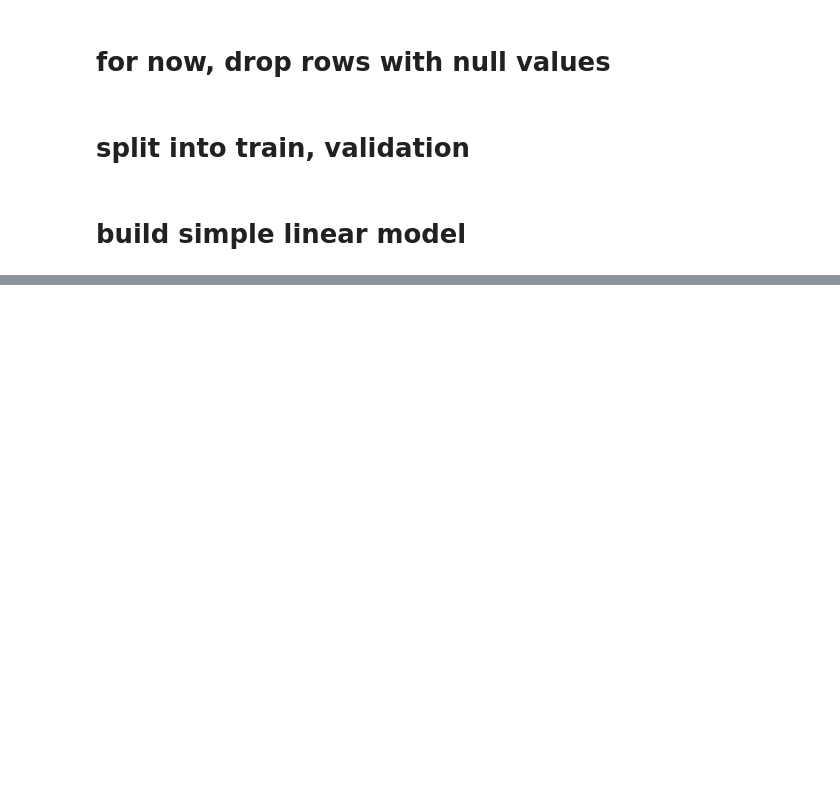
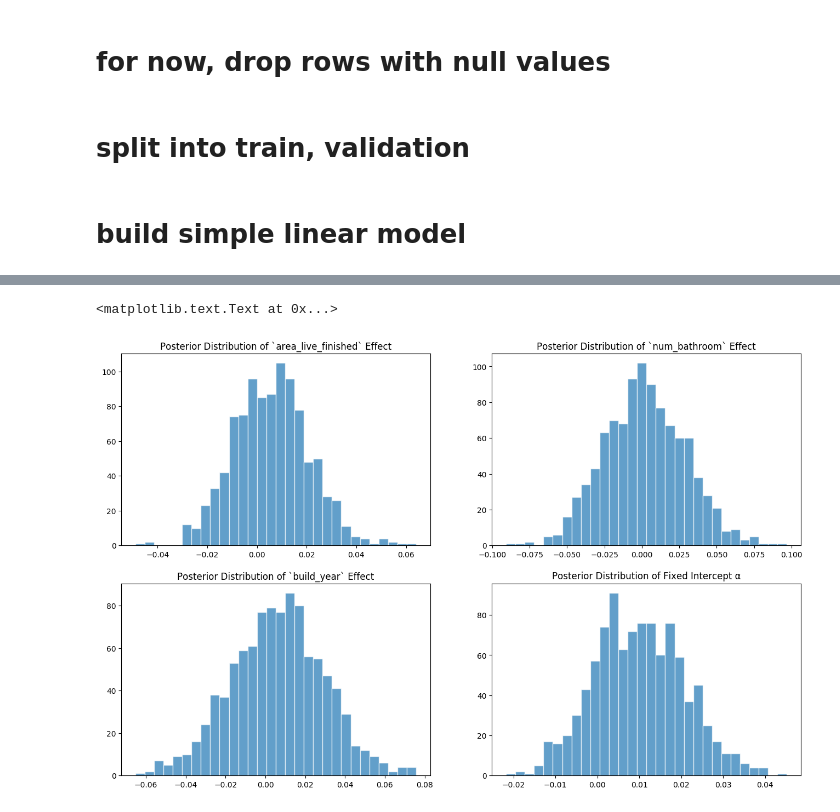
Before and after one commit to cavaunpeu/random-effects-neural-networks, a Jupyter notebook: zillow.ipynb, the cells around one changed output, grey strips where cells are left out. Cells and saved outputs as stored; diff of their text form; code cells hidden in the pictures; blank space fills up the shorter version.

```diff
--- a/zillow.ipynb
+++ b/zillow.ipynb
@@ -234,0 +238,3 @@ plot_residuals(y_posterior, X_val_feed_dict)
+# %%
+qβ_fixed_effects_samples = qβ_fixed_effects.sample(1000).eval()
+qα_samples = qα.sample(1000).eval()
@@ -234,0 +248,16 @@ plot_residuals(y_posterior, X_val_feed_dict)
+# %%
+plt.figure(figsize=(16, 10))
+
+for dimension in range(D):
+    subplot = plt.subplot(221 + dimension)
+    plt.hist(qβ_fixed_effects_samples[:, dimension], edgecolor='white', linewidth=1, bins=30, alpha=.7)
+    title = f'Posterior Distribution of `{fixed_effect_predictors[dimension]}` Effect'
+    plt.title(title)
+
+subplot = plt.subplot(221 + dimension + 1)
+plt.hist(qα_samples, edgecolor='white', linewidth=1, bins=30, alpha=.7)
+title = f'Posterior Distribution of Fixed Intercept α'
+plt.title(title)
+# %% [output]
+<matplotlib.text.Text at 0x...>
+[figure, added]
```
Also changed, not shown: parts of 10 cells of this notebook.
